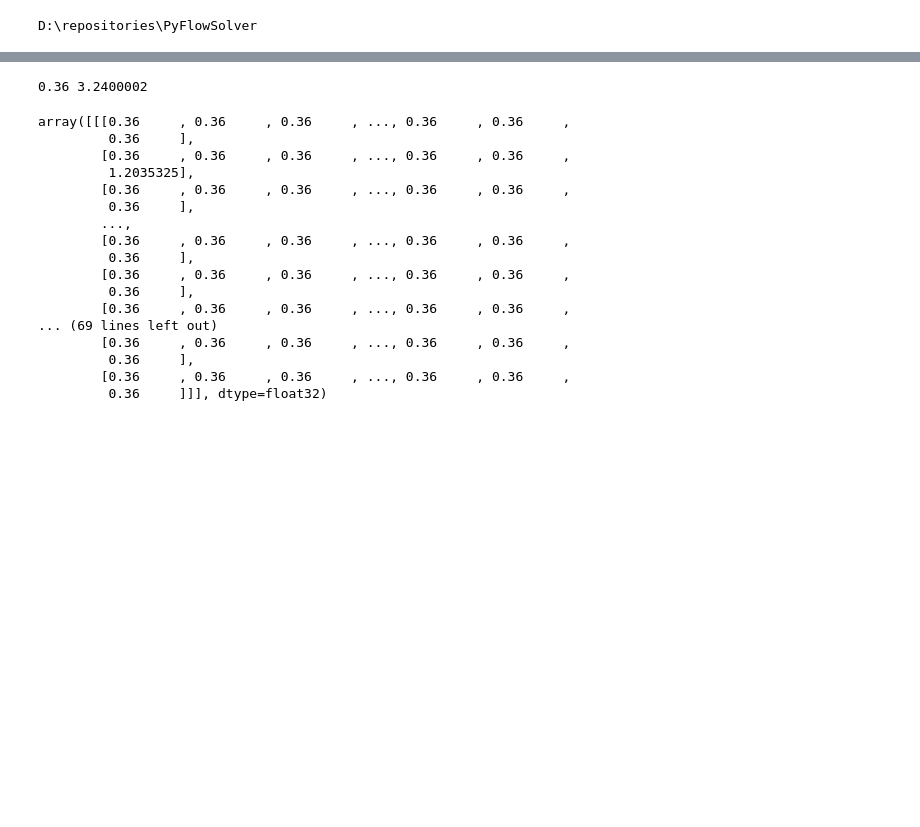
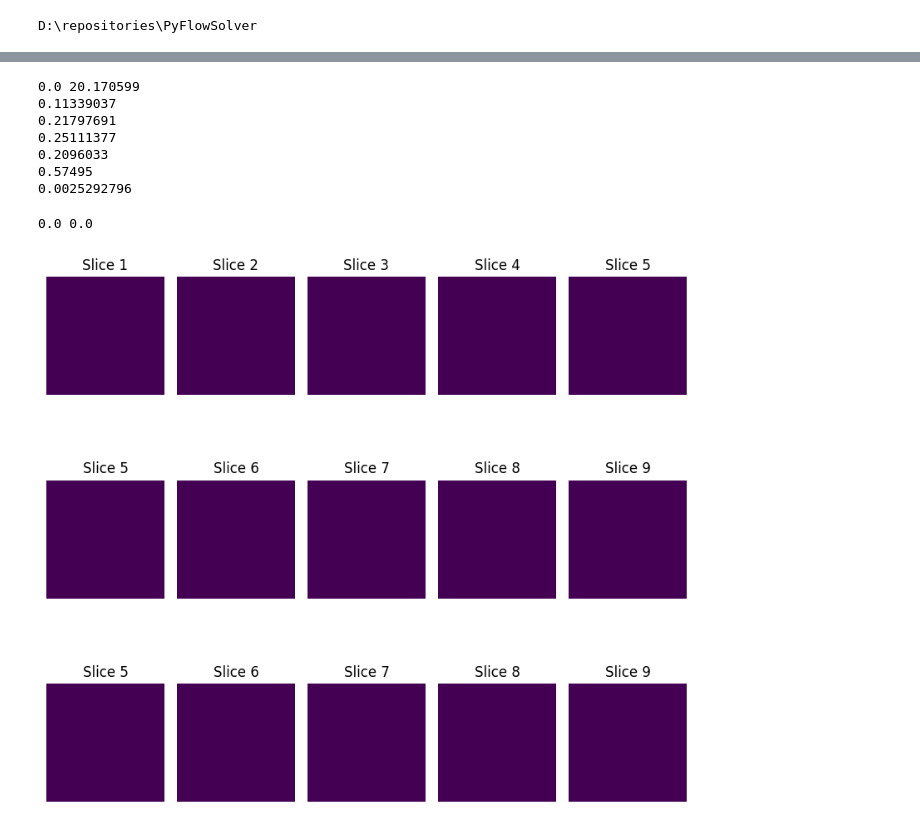
Before and after one commit to Arenhart/PyFlowSolver, a Jupyter notebook: notebooks/fast_laplace_test.ipynb, the cells around one changed output, grey strips where cells are left out. Cells and saved outputs as stored; diff of their text form; code cells hidden in the pictures; blank space fills up the shorter version.

Commit message:
speed field

```diff
--- a/notebooks/fast_laplace_test.ipynb
+++ b/notebooks/fast_laplace_test.ipynb
@@ -105,22 +106,29 @@ plt_show(vol, 4)
 # %%
 print(con_vol.min(), con_vol.max())
-con_vol
+print(pressure_field[0, :, :].mean())
+print(pressure_field[-1, :, :].mean())
+print(pressure_field[:, 0, :].mean())
+print(pressure_field[:, -1, :].mean())
+print(pressure_field[:, :, 0].mean())
+print(pressure_field[:, :, -1].mean())
 # %% [output]
-0.36 3.2400002
+0.0 20.170599
+0.11339037
+0.21797691
+0.25111377
+0.2096033
+0.57495
+0.0025292796
-array([[[0.36     , 0.36     , 0.36     , ..., 0.36     , 0.36     ,
-         0.36     ],
-        [0.36     , 0.36     , 0.36     , ..., 0.36     , 0.36     ,
-         1.2035325],
-        [0.36     , 0.36     , 0.36     , ..., 0.36     , 0.36     ,
-         0.36     ],
-        ...,
-        [0.36     , 0.36     , 0.36     , ..., 0.36     , 0.36     ,
-         0.36     ],
-        [0.36     , 0.36     , 0.36     , ..., 0.36     , 0.36     ,
-         0.36     ],
-        [0.36     , 0.36     , 0.36     , ..., 0.36     , 0.36     ,
-... (69 lines left out)
-        [0.36     , 0.36     , 0.36     , ..., 0.36     , 0.36     ,
-         0.36     ],
-        [0.36     , 0.36     , 0.36     , ..., 0.36     , 0.36     ,
-         0.36     ]]], dtype=float32)
+# %%
+pressure_field = raveled_solution
+x_pressure_gradient = np.zeros_like(pressure_field)
+x_pressure_gradient[1:, :, :] -= x_pressure_gradient[:-1, :, :]
+x_conductance = np.zeros_like(pressure_field)
+x_conductance[1:, :, :] = 2/ (1/x_conductance[1:, :, :] + 1/x_conductance[:-1, :, :])
+x_speed = x_pressure_gradient * x_conductance
+# %%
+print(x_speed.min(), x_speed.max())
+plt_show(x_speed, 4)
+# %% [output]
+0.0 0.0
+[figure, added]
```
Also changed, not shown: parts of 6 cells of this notebook, 1 other file.
